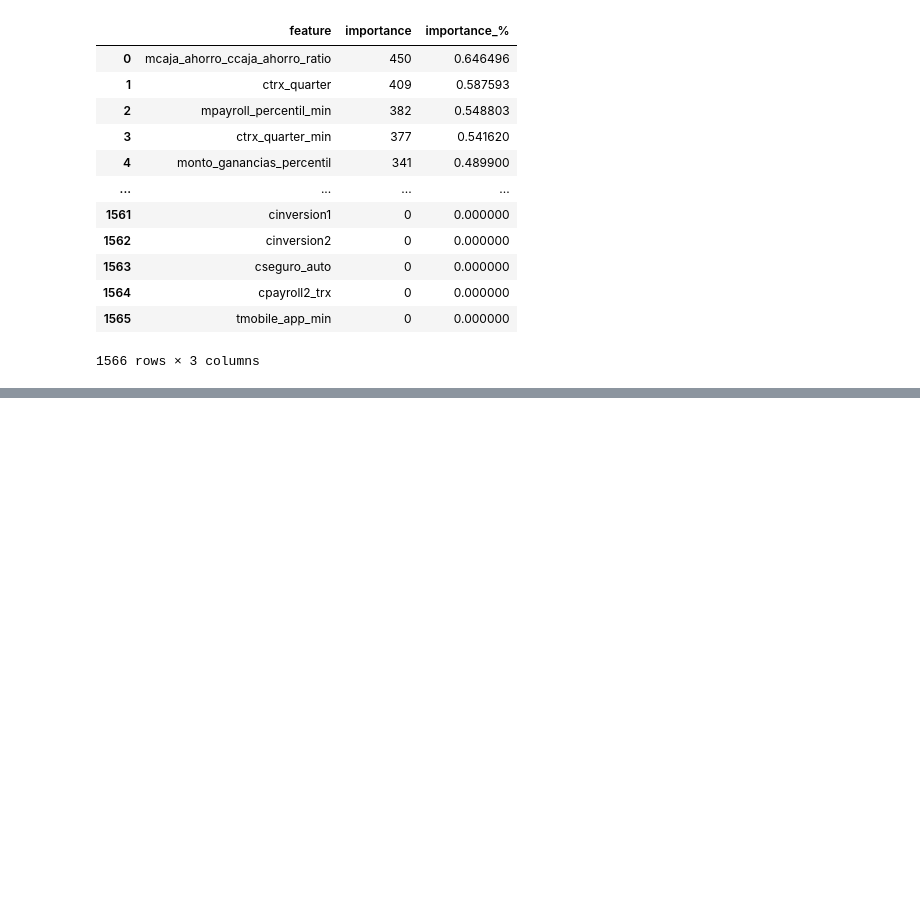
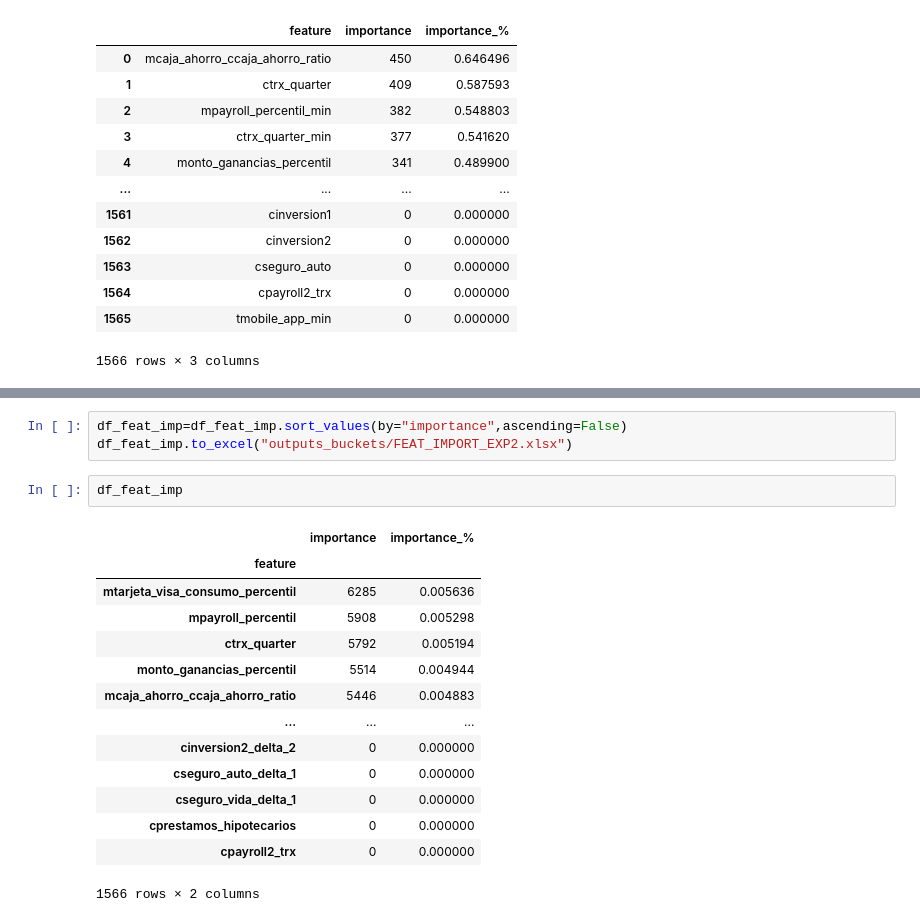
Before and after one commit to CLCHRISLOMBARDO/churn-prediction-bank, a Jupyter notebook: test.ipynb, the cells around one changed output, grey strips where cells are left out. Cells and saved outputs as stored; diff of their text form; blank space fills up the shorter version.

```diff
--- a/test.ipynb
+++ b/test.ipynb
@@ -509,0 +595,20 @@ for s in SEMILLAS:
+# %%
+df_feat_imp=df_feat_imp.sort_values(by="importance",ascending=False)
+df_feat_imp.to_excel("outputs_buckets/FEAT_IMPORT_EXP2.xlsx")
+# %%
+df_feat_imp
+# %% [output]
+|  | importance | importance_% |
+| feature |  |  |
+| mtarjeta_visa_consumo_percentil | 6285 | 0.005636 |
+| mpayroll_percentil | 5908 | 0.005298 |
+| ctrx_quarter | 5792 | 0.005194 |
+| monto_ganancias_percentil | 5514 | 0.004944 |
+| mcaja_ahorro_ccaja_ahorro_ratio | 5446 | 0.004883 |
+| ... | ... | ... |
+| cinversion2_delta_2 | 0 | 0.000000 |
+| cseguro_auto_delta_1 | 0 | 0.000000 |
+| cseguro_vida_delta_1 | 0 | 0.000000 |
+| cprestamos_hipotecarios | 0 | 0.000000 |
+| cpayroll2_trx | 0 | 0.000000 |
+1566 rows × 2 columns
```
Also changed, not shown: parts of 7 cells of this notebook, 1 other file.
